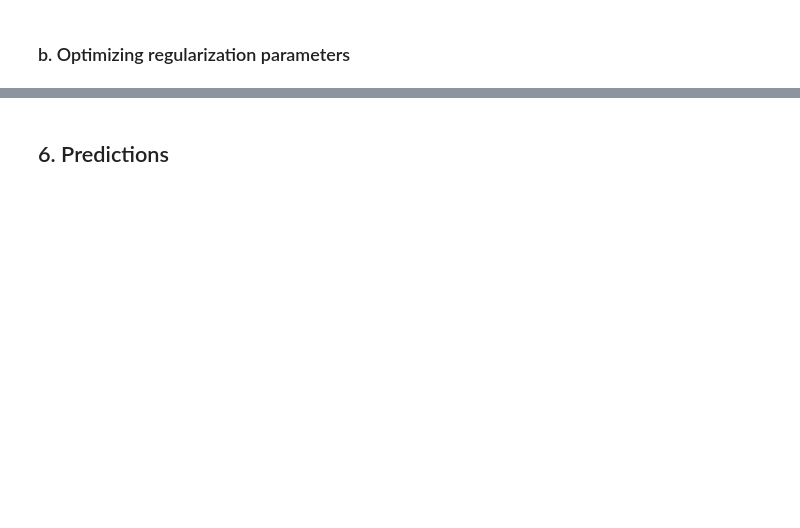
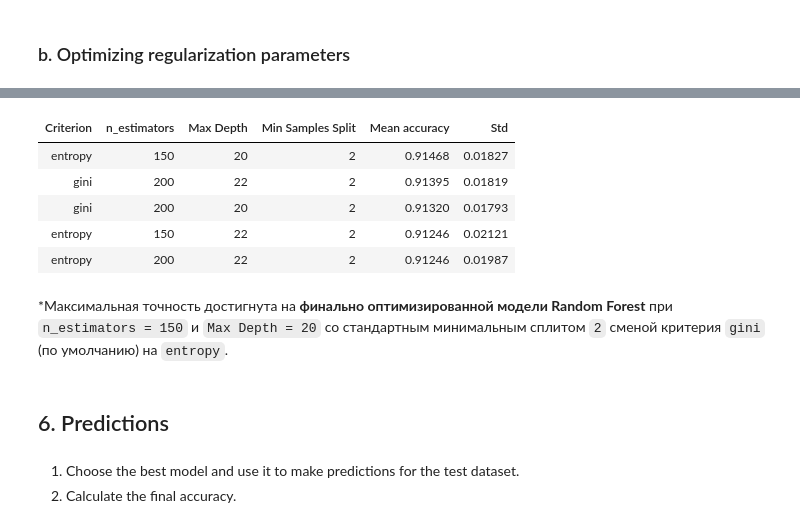
Before and after one commit to RunForJoy/ml-regularization-ensembles-pipelines, a Jupyter notebook: src/ex00/00_regularization.ipynb, the cells around one changed output, grey strips where cells are left out. Saved outputs shown, nothing was run; the diff lists cells and outputs as text; code cells hidden in the pictures; blank space fills up the shorter version.

```diff
--- a/src/ex00/00_regularization.ipynb
+++ b/src/ex00/00_regularization.ipynb
@@ -254,14 +265,12 @@ print(f'установленная у меня версия библиотеки
 model_svc_default = SVC(kernel="linear", random_state=21, probability=True)
 # %%
 %%time
-
-skf_svc = StratifiedKFold(n_splits=10)
 
 cv_res_svc = cross_validate(
     model_svc_default,
     X_train,
     y_train,
-    cv=skf_svc,
+    cv=skf,
     scoring="accuracy",
     return_train_score=True,
     n_jobs=-1,
@@ -406,0 +588,32 @@ Wall time: 81.7 ms
+# %%
+%%time
+
+rf_final_combo_results = []
+
+for criterion in ["gini", "entropy"]:
+    for est in [150, 200]:
+        for depth in [18, 20, 22]:
+            for split in [2, 5]:
+                model = RandomForestClassifier(
+                    n_estimators=est,
+                    max_depth=depth,
+                    criterion=criterion,
+                    min_samples_split=split,
+                    random_state=21,
+                    n_jobs=-1,
+                )
+
+                cv_res = cross_validate(
+                    model, X_train, y_train, cv=skf, scoring="accuracy", n_jobs=-1
+                )
+
+                rf_final_combo_results.append(
+                    {
+                        "Criterion": criterion,
+                        "n_estimators": est,
+                        "Max Depth": depth,
+                        "Min Samples Split": split,
+                        "Mean accuracy": round(cv_res["test_score"].mean(), 5),
+                        "Std": round(cv_res["test_score"].std(), 5),
+                    }
+                )
@@ -407,2 +623,20 @@ Wall time: 81.7 ms
+# %%
+df_rf_final = pd.DataFrame(rf_final_combo_results)
+df_rf_sorted = df_rf_final.sort_values(by="Mean accuracy", ascending=False)
+df_rf_sorted.head(5).style.highlight_max(
+    subset=["Mean accuracy"], color="lightgreen", axis=0
+).format({"Mean accuracy": "{:.5f}", "Std": "{:.5f}"}).hide(axis="index")
+# %% [output]
+| Criterion | n_estimators | Max Depth | Min Samples Split | Mean accuracy | Std |
+| entropy | 150 | 20 | 2 | 0.91468 | 0.01827 |
+| gini | 200 | 22 | 2 | 0.91395 | 0.01819 |
+| gini | 200 | 20 | 2 | 0.91320 | 0.01793 |
+| entropy | 150 | 22 | 2 | 0.91246 | 0.02121 |
+| entropy | 200 | 22 | 2 | 0.91246 | 0.01987 |
+# %% [markdown]
+*Максимальная точность  достигнута на **финально оптимизированной модели Random Forest** при `n_estimators = 150` и `Max Depth = 20` со стандартным минимальным сплитом `2` сменой критерия `gini` (по умолчанию) на `entropy`.
 # %% [markdown]
 ## 6. Predictions
+# %% [markdown]
+1. Choose the best model and use it to make predictions for the test dataset.
+2. Calculate the final accuracy.
```
Also changed, not shown: parts of 29 cells of this notebook, 1 other file.
